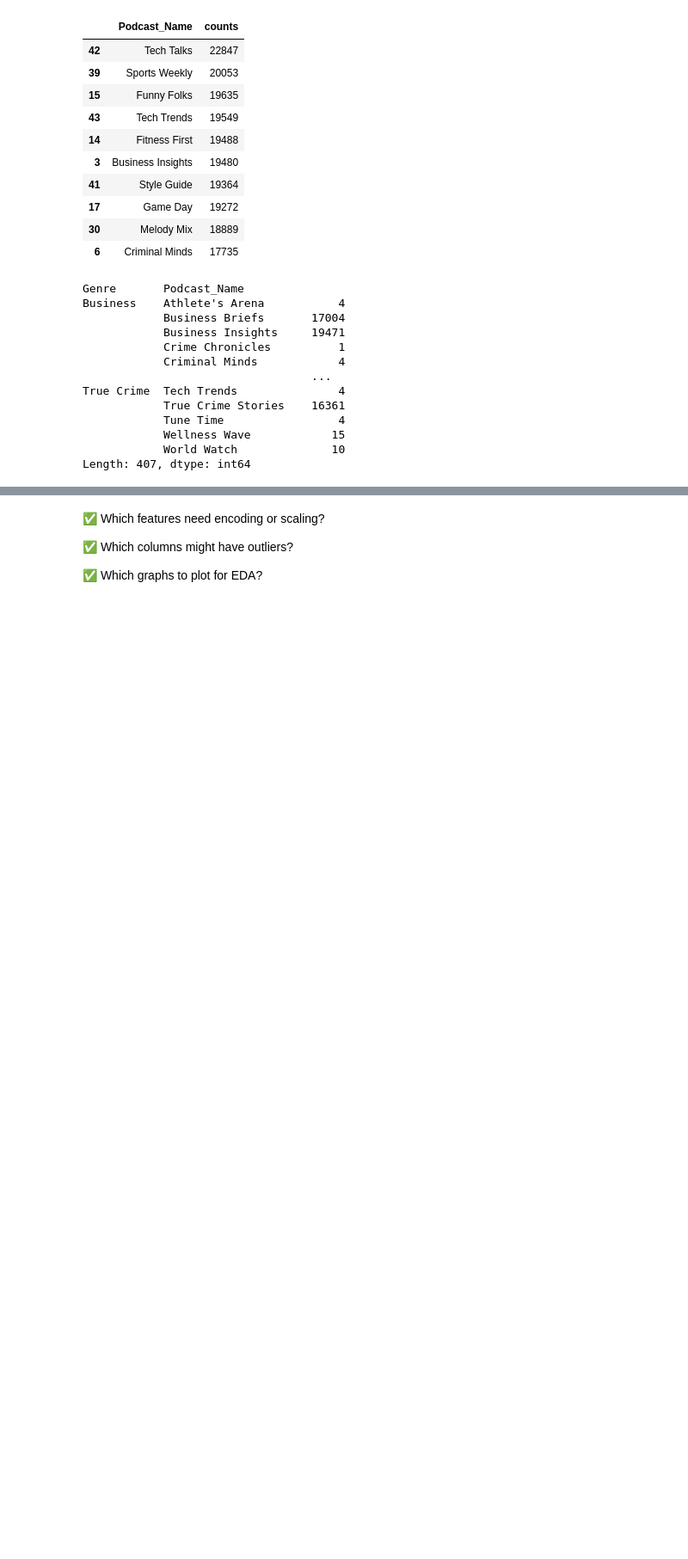
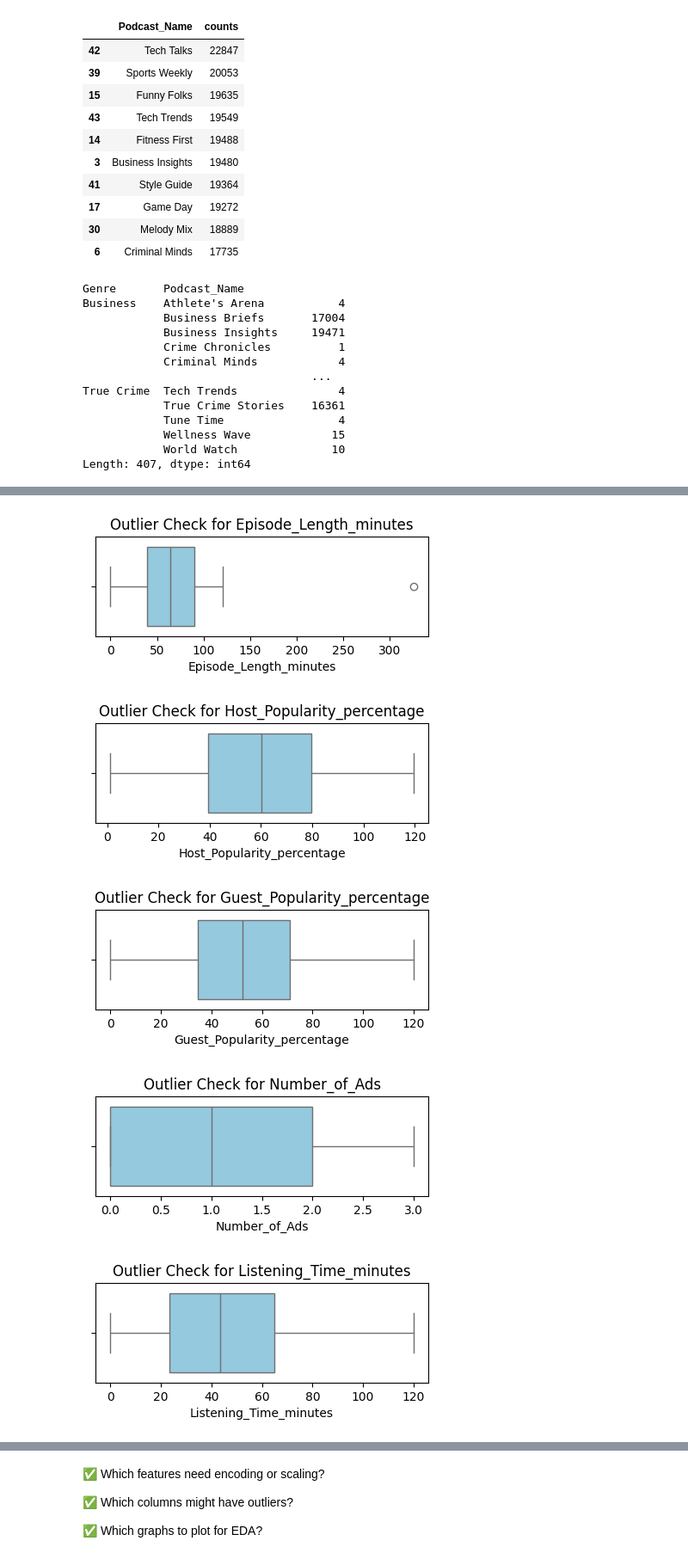
Before and after one commit to sobiahashmi/Predict-Podcast-Listening-Time, a Jupyter notebook: predict_listening_time.ipynb, the cells around one changed output, grey strips where cells are left out. Shown: that part at 86% size. Drawn from its saved outputs; the diff is of its cells as text; code cells hidden in the pictures; blank space fills up the shorter version.

```diff
--- a/predict_listening_time.ipynb
+++ b/predict_listening_time.ipynb
@@ -211,0 +250,11 @@ Length: 407, dtype: int64
+# %%
+outlier_cols = ['Episode_Length_minutes','Number_of_Ads']
+for col in outlier_cols:
+    Q1 = df_train[col].quantile(0.25)
+    Q3 = df_train[col].quantile(0.75)
+    IQR = Q3 - Q1
+
+    lower = Q1 - 1.5 * IQR
+    upper = Q3 + 1.5 * IQR
+
+    df_train_clean = df_train[(df_train[col] >= lower) & (df_train[col] <= upper)]
@@ -211,0 +274,18 @@ Length: 407, dtype: int64
+# %%
+import matplotlib.pyplot as plt
+
+# Set your numeric features
+numeric_cols = ['Episode_Length_minutes', 'Host_Popularity_percentage', 'Guest_Popularity_percentage', 'Number_of_Ads', 'Listening_Time_minutes']
+
+# Create boxplots
+for col in numeric_cols:
+    plt.figure(figsize=(5, 1.5))
+    sns.boxplot(x=df_train_clean[col], color='skyblue')
+    plt.title(f'Outlier Check for {col}')
+    plt.show()
+# %% [output]
+[figure, added]
+[figure, added]
+[figure, added]
+[figure, added]
+[figure, added]
```
Also changed, not shown: parts of 12 cells of this notebook.
